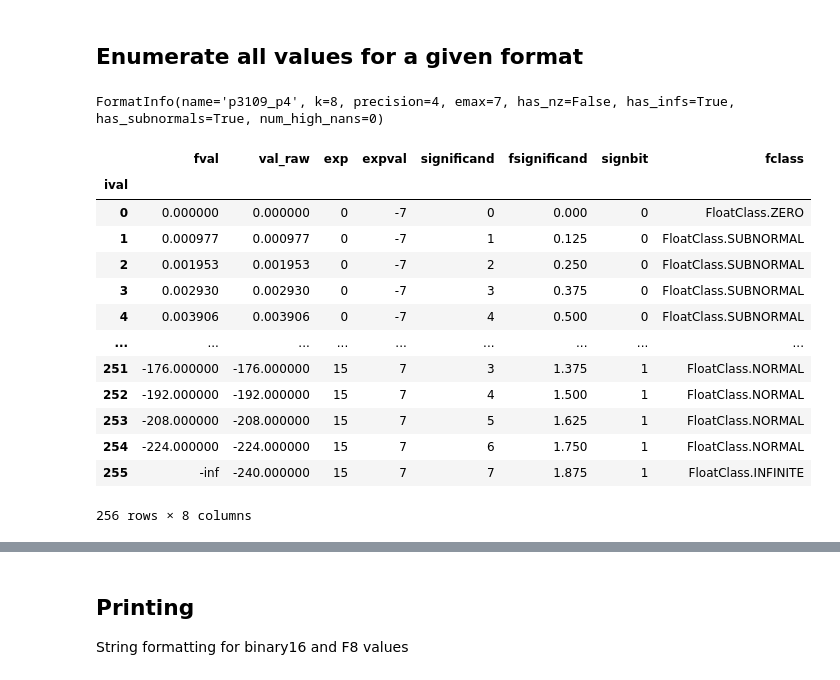
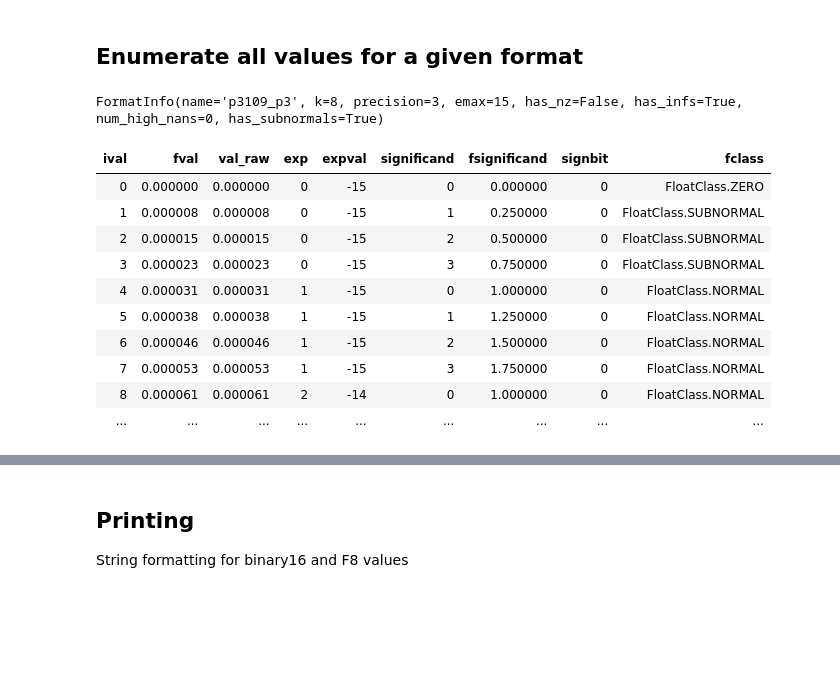
Before and after one commit to P3109/Public, a Jupyter notebook: Value Tables/make-value-tables.ipynb, the cells around one changed output, grey strips where cells are left out. Cells and saved outputs as stored; diff of their text form; code cells hidden in the pictures; blank space fills up the shorter version.

```diff
--- a/Value Tables/make-value-tables.ipynb
+++ b/Value Tables/make-value-tables.ipynb
@@ -45,20 +42,6 @@ ipytest.autoconfig()
 # Throw on overflow
 np.seterr(over='raise')
 
-def fstr(v):
-  """
-  Format special values as NaN,+/-Inf
-  """
-  if np.isfinite(v):
-    return str(v)
-  if np.isnan(v):
-    return 'NaN'
-  if v == np.inf:
-    return "+Inf"
-  if v == -np.inf:
-    return "-Inf"
-  raise ValueError(f"Bad {v=}")
-
 import os
 def git_hash():
   s = os.popen('git rev-list -1 HEAD').read().rstrip()
@@ -70,6 +53,8 @@ def df_left_align(df):
   Left-align dataframe for display
   """
   return df.style.set_table_styles([dict(selector = 'th', props=[('text-align', 'left')])])
+
+pandas.set_option("render.max_rows", 13)
 # %% [markdown]
 ## FormatInfo
 
@@ -389,27 +209,28 @@ Dynamic range increase with subnormals: x4.5
 ## Enumerate all values for a given format
 # %%
 # Get the FormatInfo
-fi = format_info_p3109(precision=4)
+fi = format_info_p3109(precision=3)
 print(fi)
 
 # Generate values as a list of FloatValues
-values = [decode_float(i, fi) for i in range(256)]
+values = [decode_float(fi, i) for i in range(256)]
 
-# Convert to dataframe (and drop the FormatInfo)
-pandas.DataFrame(values).set_index('ival').drop(columns=["fi"])
+# Convert to dataframe (and hide the FormatInfo)
+df_left_align(pandas.DataFrame(values)).hide().hide(subset=[*range(9,120), *range(131,251)]).hide(subset=['fi'], axis=1)
+
+with pandas.option_context("render.max_rows", 9):
+  display(df_left_align(pandas.DataFrame(values)).hide().hide(subset=['fi'], axis=1))
+  display(df_left_align(pandas.DataFrame(values)).hide().hide(subset=range(123)).hide(subset=['fi'], axis=1))
 # %% [output]
-FormatInfo(name='p3109_p4', k=8, precision=4, emax=7, has_nz=False, has_infs=True, has_subnormals=True, num_high_nans=0)
+FormatInfo(name='p3109_p3', k=8, precision=3, emax=15, has_nz=False, has_infs=True, num_high_nans=0, has_subnormals=True)
-|  | fval | val_raw | exp | expval | significand | fsignificand | signbit | fclass |
-| ival |  |  |  |  |  |  |  |  |
-| 0 | 0.000000 | 0.000000 | 0 | -7 | 0 | 0.000 | 0 | FloatClass.ZERO |
-| 1 | 0.000977 | 0.000977 | 0 | -7 | 1 | 0.125 | 0 | FloatClass.SUBNORMAL |
-| 2 | 0.001953 | 0.001953 | 0 | -7 | 2 | 0.250 | 0 | FloatClass.SUBNORMAL |
-| 3 | 0.002930 | 0.002930 | 0 | -7 | 3 | 0.375 | 0 | FloatClass.SUBNORMAL |
-| 4 | 0.003906 | 0.003906 | 0 | -7 | 4 | 0.500 | 0 | FloatClass.SUBNORMAL |
+| ival | fval | val_raw | exp | expval | significand | fsignificand | signbit | fclass |
+| 0 | 0.000000 | 0.000000 | 0 | -15 | 0 | 0.000000 | 0 | FloatClass.ZERO |
+| 1 | 0.000008 | 0.000008 | 0 | -15 | 1 | 0.250000 | 0 | FloatClass.SUBNORMAL |
+| 2 | 0.000015 | 0.000015 | 0 | -15 | 2 | 0.500000 | 0 | FloatClass.SUBNORMAL |
+| 3 | 0.000023 | 0.000023 | 0 | -15 | 3 | 0.750000 | 0 | FloatClass.SUBNORMAL |
+| 4 | 0.000031 | 0.000031 | 1 | -15 | 0 | 1.000000 | 0 | FloatClass.NORMAL |
+| 5 | 0.000038 | 0.000038 | 1 | -15 | 1 | 1.250000 | 0 | FloatClass.NORMAL |
+| 6 | 0.000046 | 0.000046 | 1 | -15 | 2 | 1.500000 | 0 | FloatClass.NORMAL |
+| 7 | 0.000053 | 0.000053 | 1 | -15 | 3 | 1.750000 | 0 | FloatClass.NORMAL |
+| 8 | 0.000061 | 0.000061 | 2 | -14 | 0 | 1.000000 | 0 | FloatClass.NORMAL |
 | ... | ... | ... | ... | ... | ... | ... | ... | ... |
-| 251 | -176.000000 | -176.000000 | 15 | 7 | 3 | 1.375 | 1 | FloatClass.NORMAL |
-| 252 | -192.000000 | -192.000000 | 15 | 7 | 4 | 1.500 | 1 | FloatClass.NORMAL |
-| 253 | -208.000000 | -208.000000 | 15 | 7 | 5 | 1.625 | 1 | FloatClass.NORMAL |
-| 254 | -224.000000 | -224.000000 | 15 | 7 | 6 | 1.750 | 1 | FloatClass.NORMAL |
-| 255 | -inf | -240.000000 | 15 | 7 | 7 | 1.875 | 1 | FloatClass.INFINITE |
-256 rows × 8 columns
```
Also changed, not shown: parts of 19 cells of this notebook, 12 other files.
